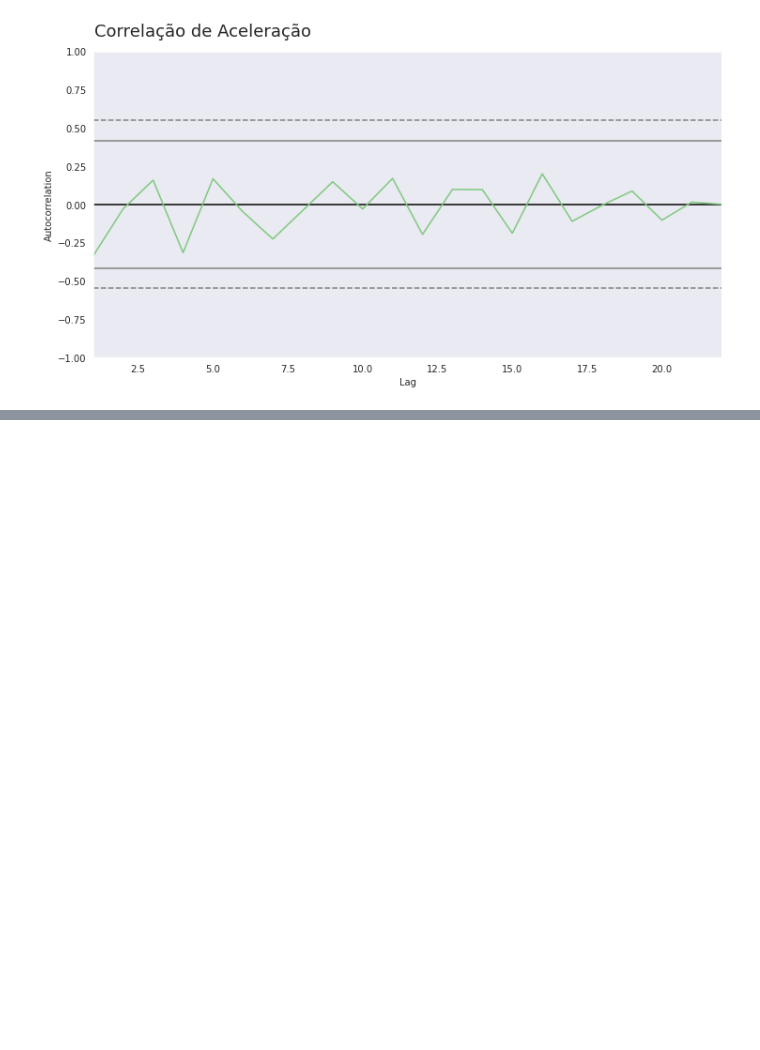
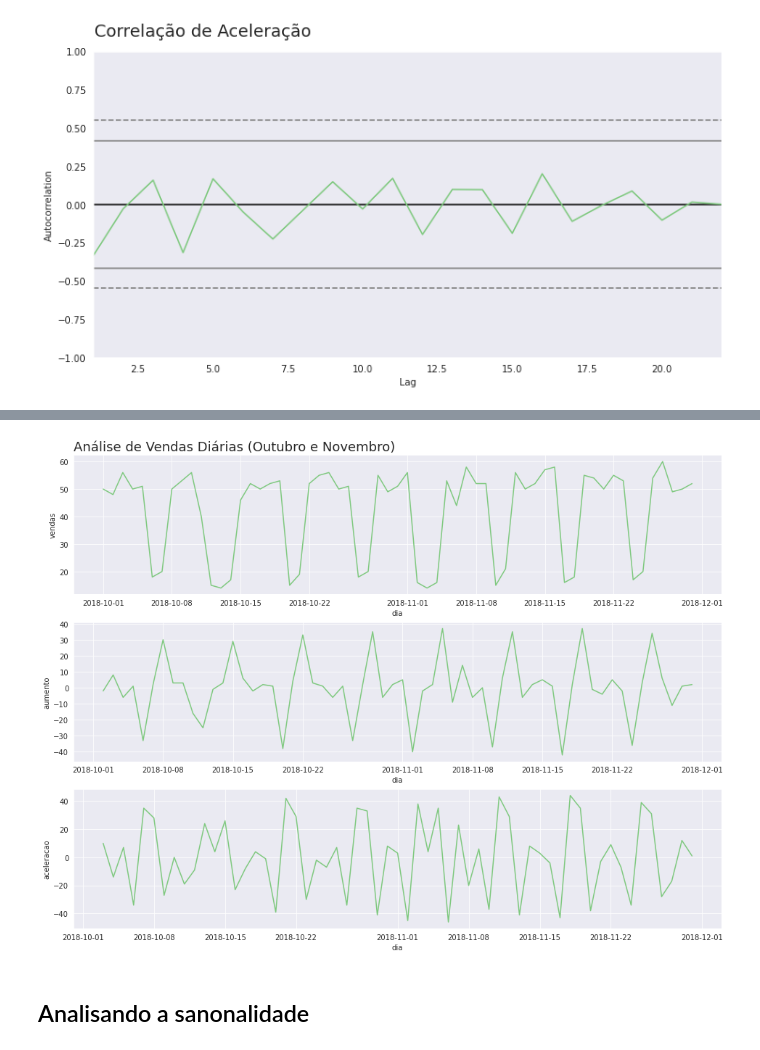
Before and after one commit to brenosyperrek/pandas_time_series, a Jupyter notebook: Time_Series.ipynb, the cells around one changed output, grey strips where cells are left out. Cells and saved outputs as stored; diff of their text form; code cells hidden in the pictures; blank space fills up the shorter version.

```diff
--- a/Time_Series.ipynb
+++ b/Time_Series.ipynb
@@ -158,0 +253,3 @@ autocorrelation_plot(alucar.aceleracao[2:])
+# %%
+vendas_dia = pd.read_csv('/content/drive/MyDrive/Colab Notebooks/panda_time_series/dados/vendas_por_dia.csv')
+vendas_dia.head()
@@ -158,0 +275,3 @@ autocorrelation_plot(alucar.aceleracao[2:])
+# %%
+vendas_dia['dia'] = pd.to_datetime(vendas_dia['dia'])
+vendas_dia.dtypes
@@ -158,0 +282,4 @@ autocorrelation_plot(alucar.aceleracao[2:])
+# %%
+vendas_dia['aumento'] = vendas_dia['vendas'].diff()
+vendas_dia['aceleracao'] = vendas_dia['aumento'].diff()
+vendas_dia.head()
@@ -158,0 +293,6 @@ autocorrelation_plot(alucar.aceleracao[2:])
+# %%
+plot_comparacao('dia', 'vendas', 'aumento', 'aceleracao', vendas_dia, 'Análise de Vendas Diárias (Outubro e Novembro)')
+# %% [output]
+[figure, added]
+# %% [markdown]
+## Analisando a sanonalidade
```
Also changed, not shown: parts of 62 cells of this notebook.
